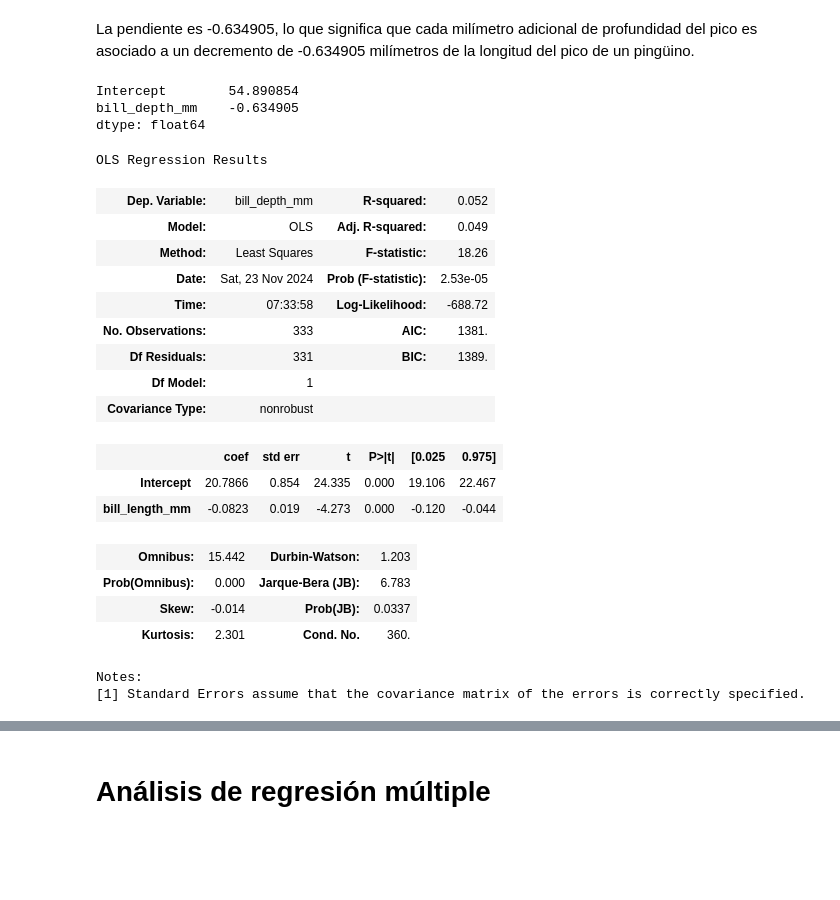
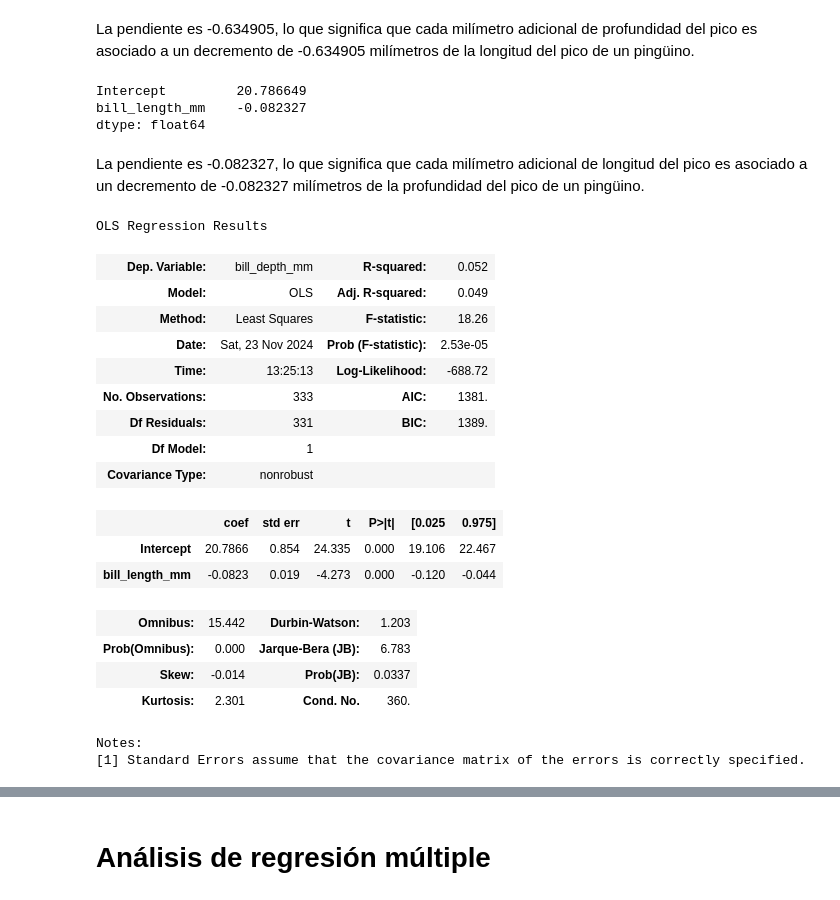
Before and after one commit to demerchanme/curso_analisis_exploratorio, a Jupyter notebook: 1.0-jvelezmagic-conociendo-nuestros-datos.ipynb, the cells around one changed output, grey strips where cells are left out. Drawn from its saved outputs; the diff is of its cells as text; code cells hidden in the pictures; blank space fills up the shorter version.

```diff
--- a/1.0-jvelezmagic-conociendo-nuestros-datos.ipynb
+++ b/1.0-jvelezmagic-conociendo-nuestros-datos.ipynb
@@ -1974,42 +2011,58 @@ La pendiente es -0.634905, lo que significa que cada milímetro adicional de pro
 # %%
 (
     smf.ols(
-        formula="bill_length_mm ~ bill_depth_mm",
+        formula="bill_depth_mm ~ bill_length_mm",
          data=processed_penguins_df
     )
     .fit()
     .params
 )
 # %% [output]
-Intercept        54.890854
-bill_depth_mm    -0.634905
+Intercept         20.786649
+bill_length_mm    -0.082327
 dtype: float64
-# %%
-(
-    smf.ols(
-        formula="bill_depth_mm ~ bill_length_mm",
-         data=processed_penguins_df
-    )
-    .fit()
-    .summary()
-)
-# %% [output]
-OLS Regression Results
-| Dep. Variable: | bill_depth_mm | R-squared: | 0.052 |
-| Model: | OLS | Adj. R-squared: | 0.049 |
-| Method: | Least Squares | F-statistic: | 18.26 |
-| Date: | Sat, 23 Nov 2024 | Prob (F-statistic): | 2.53e-05 |
-| Time: | 07:33:58 | Log-Likelihood: | -688.72 |
-| No. Observations: | 333 | AIC: | 1381. |
-| Df Residuals: | 331 | BIC: | 1389. |
-| Df Model: | 1 |  |  |
-| Covariance Type: | nonrobust |  |  |
-|  | coef | std err | t | P>|t| | [0.025 | 0.975] |
-| Intercept | 20.7866 | 0.854 | 24.335 | 0.000 | 19.106 | 22.467 |
-| bill_length_mm | -0.0823 | 0.019 | -4.273 | 0.000 | -0.120 | -0.044 |
-| Omnibus: | 15.442 | Durbin-Watson: | 1.203 |
-| Prob(Omnibus): | 0.000 | Jarque-Bera (JB): | 6.783 |
-| Skew: | -0.014 | Prob(JB): | 0.0337 |
-| Kurtosis: | 2.301 | Cond. No. | 360. |
-Notes:
-[1] Standard Errors assume that the covariance matrix of the errors is correctly specified.
+# %% [markdown]
+La pendiente es -0.082327, lo que significa que cada milímetro adicional de longitud del pico es asociado a un decremento de -0.082327 milímetros de la profundidad del pico de un pingüino.
+# %%
+(
+    smf.ols(
+        formula="bill_depth_mm ~ bill_length_mm",
+         data=processed_penguins_df
+    )
+    .fit()
+    .summary() # Muestra un resumen completo de los resultados del modelo ajustado.
+)
+
+"""     El resumen generado por .summary() incluirá:
+
+        Coeficiente de la regresión: Indica cuánto cambia la variable dependiente
+        (profundidad del pico) por cada unidad de cambio en la variable independiente
+        (longitud del pico).
+
+        Valor p: Para determinar si el coeficiente es estadísticamente significativo.
+
+        R cuadrado: Mide el porcentaje de la variabilidad de bill_depth_mm que es explicado
+        por bill_length_mm.
+
+        Intervalos de confianza: Para evaluar la precisión de las estimaciones de los coeficientes.
+"""
+# %% [output]
+OLS Regression Results
+| Dep. Variable: | bill_depth_mm | R-squared: | 0.052 |
+| Model: | OLS | Adj. R-squared: | 0.049 |
+| Method: | Least Squares | F-statistic: | 18.26 |
+| Date: | Sat, 23 Nov 2024 | Prob (F-statistic): | 2.53e-05 |
+| Time: | 13:25:13 | Log-Likelihood: | -688.72 |
+| No. Observations: | 333 | AIC: | 1381. |
+| Df Residuals: | 331 | BIC: | 1389. |
+| Df Model: | 1 |  |  |
+| Covariance Type: | nonrobust |  |  |
+|  | coef | std err | t | P>|t| | [0.025 | 0.975] |
+| Intercept | 20.7866 | 0.854 | 24.335 | 0.000 | 19.106 | 22.467 |
+| bill_length_mm | -0.0823 | 0.019 | -4.273 | 0.000 | -0.120 | -0.044 |
+| Omnibus: | 15.442 | Durbin-Watson: | 1.203 |
+| Prob(Omnibus): | 0.000 | Jarque-Bera (JB): | 6.783 |
+| Skew: | -0.014 | Prob(JB): | 0.0337 |
+| Kurtosis: | 2.301 | Cond. No. | 360. |
+Notes:
+[1] Standard Errors assume that the covariance matrix of the errors is correctly specified.
```
Also changed, not shown: parts of 25 cells of this notebook, 1 other file.
